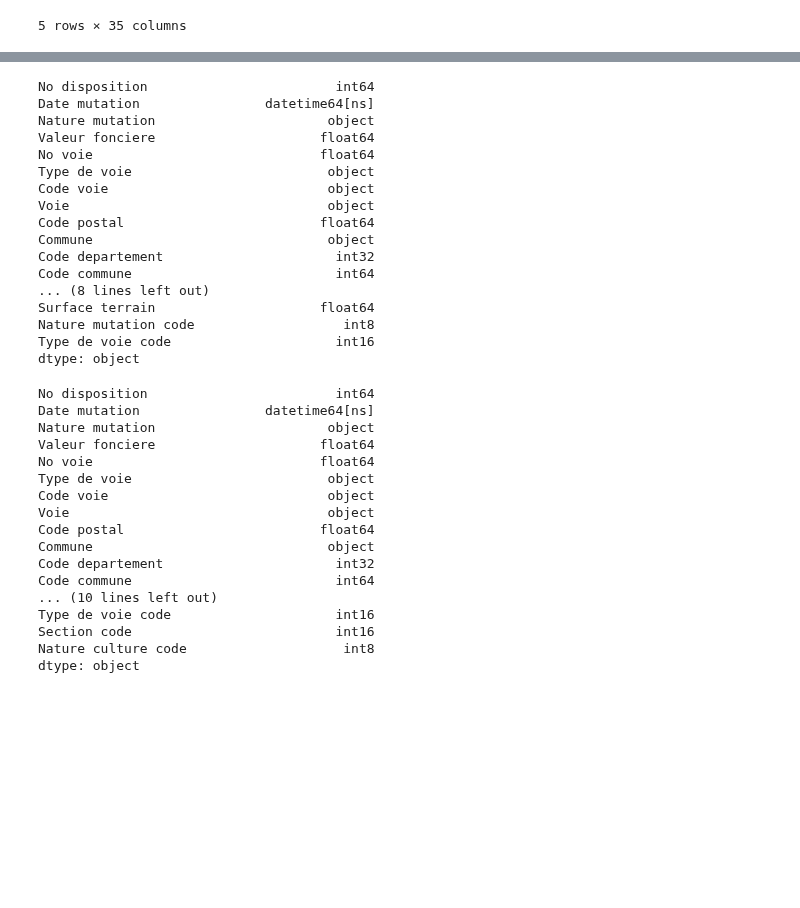
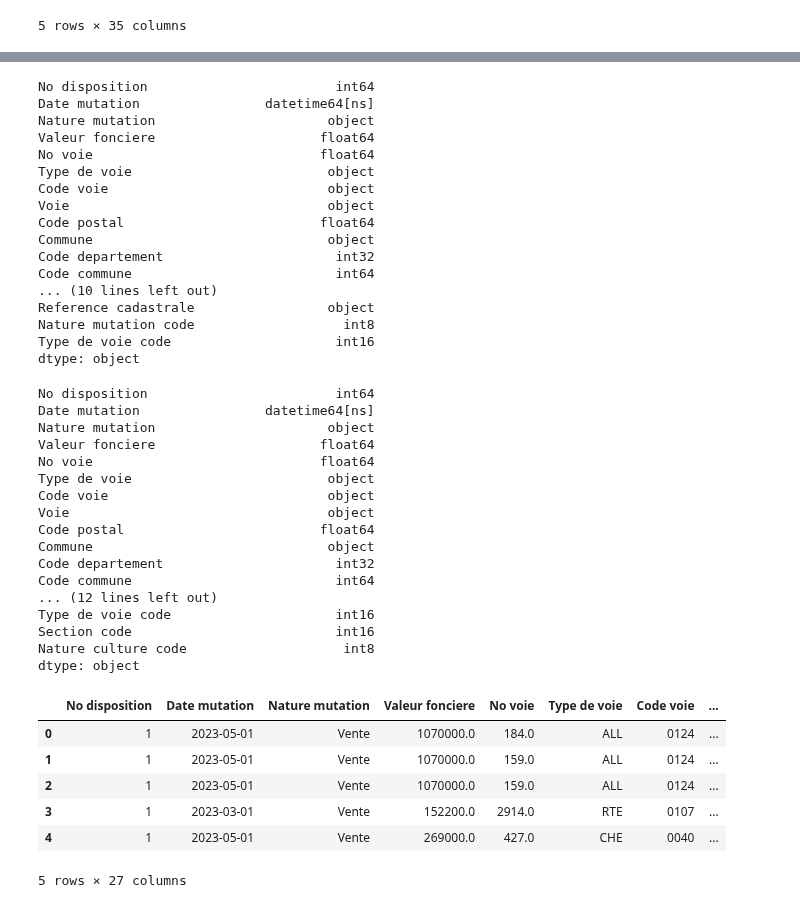
Before and after one commit to Skrinox/Analyses_des_Donnees_DVF, a Jupyter notebook: DVF_Data_Analysis.ipynb, the cells around one changed output, grey strips where cells are left out. Cells and saved outputs as stored; diff of their text form; code cells hidden in the pictures; blank space fills up the shorter version.

Commit message:
ajout ref cadastrale

```diff
--- a/DVF_Data_Analysis.ipynb
+++ b/DVF_Data_Analysis.ipynb
@@ -189,5 +197,7 @@ df_cleaned[df_cleaned['Code departement'] == 200]
 # %%
 df_cleaned['Code departement'] = df_cleaned['Code departement'].astype(int)
+# %%
+df_cleaned['Reference cadastrale'] = df_cleaned['Reference cadastrale'].astype()
 # %%
 df_cleaned.dtypes
 # %% [output]
@@ -229,8 +239,8 @@ Code postal                         float64
 Commune                              object
 Code departement                      int32
 Code commune                          int64
-... (8 lines left out)
-Surface terrain                     float64
+... (10 lines left out)
+Reference cadastrale                 object
 Nature mutation code                   int8
 Type de voie code                     int16
 dtype: object
@@ -253,8 +263,18 @@ Code postal                         float64
 Commune                              object
 Code departement                      int32
 Code commune                          int64
-... (10 lines left out)
+... (12 lines left out)
 Type de voie code                     int16
 Section code                          int16
 Nature culture code                    int8
 dtype: object
+# %%
+df_cleaned.head()
+# %% [output]
+|  | No disposition | Date mutation | Nature mutation | Valeur fonciere | No voie | Type de voie | Code voie | ... |
+| 0 | 1 | 2023-05-01 | Vente | 1070000.0 | 184.0 | ALL | 0124 | ... |
+| 1 | 1 | 2023-05-01 | Vente | 1070000.0 | 159.0 | ALL | 0124 | ... |
+| 2 | 1 | 2023-05-01 | Vente | 1070000.0 | 159.0 | ALL | 0124 | ... |
+| 3 | 1 | 2023-03-01 | Vente | 152200.0 | 2914.0 | RTE | 0107 | ... |
+| 4 | 1 | 2023-05-01 | Vente | 269000.0 | 427.0 | CHE | 0040 | ... |
+5 rows × 27 columns
```
Also changed, not shown: parts of 8 cells of this notebook.
